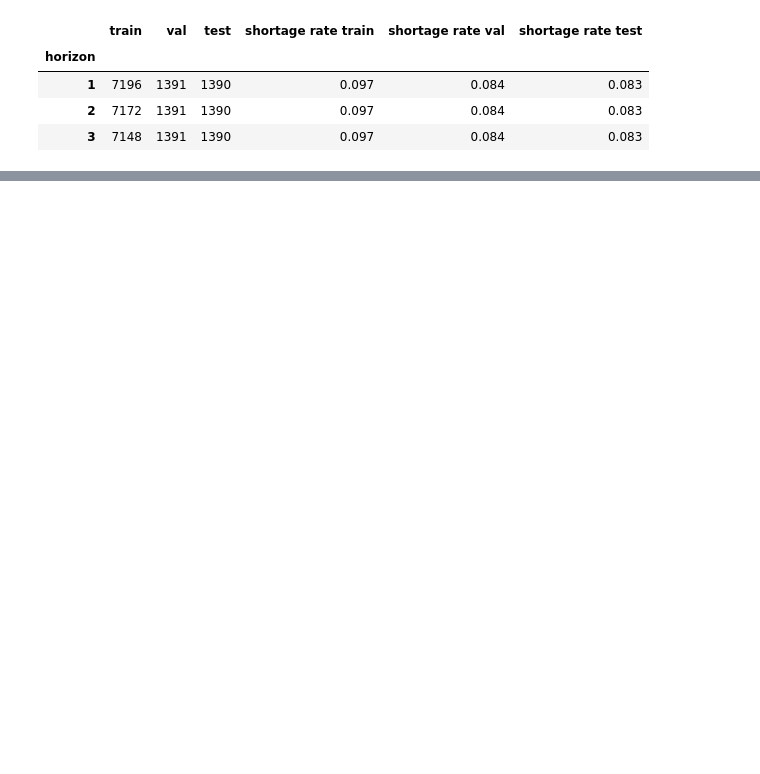
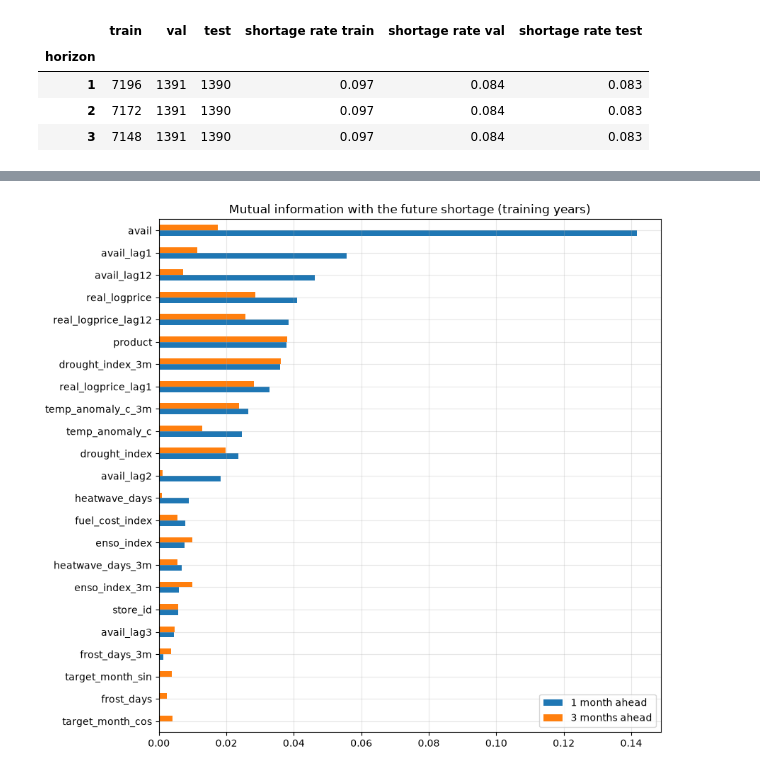
Before and after one commit to codedough/MidTermProject, a Jupyter notebook: notebook.ipynb, the cells around one changed output, grey strips where cells are left out. Saved outputs shown, nothing was run; the diff lists cells and outputs as text; code cells hidden in the pictures; blank space fills up the shorter version.

```diff
--- a/notebook.ipynb
+++ b/notebook.ipynb
@@ -353,9 +380,0 @@ fuel cost                      0.025
-# %%
-# The same, one feature at a time (1 and 3 months ahead)
-top = {}
-for h, tr, va in [(1, tr1, va1), (3, tr3, va3)]:
-    m = pf.make_model("boosting", pf.ALL_NUM).fit(tr[feats], tr["y"])
-    s, _ = permutation_by_group(m, va[feats], va["y"], single)
-    top[f"{h} month(s) ahead"] = s
-top = pd.DataFrame(top).sort_values("1 month(s) ahead", ascending=False)
-display(top.head(12).round(4))
@@ -698,0 +388,17 @@ display(by_prod.round(2))
+# %%
+# Check 1: rebuild features from data that ends at t, compare with features built from all data
+checked = 0
+for t in pd.to_datetime(["2003-06-01", "2012-11-01", "2019-03-01"]):
+    cut = pf.build_panel(df[df["date"] <= t])
+    a = cut[cut["t"] == t].set_index(["store_id", "product"])[[c for c in pf.ALL_NUM if not c.startswith("target_month")]]
+    b = panel[panel["t"] == t].set_index(["store_id", "product"]).loc[a.index, a.columns]
+    assert np.allclose(a.values.astype(float), b.values.astype(float), equal_nan=True), t
+    checked += len(a)
+print(f"OK: {checked} feature rows are identical when the data stops at t, so no feature uses the future.")
+
+# Check 2: the targets are strictly later than the features, and the splits do not overlap in time
+for h in HORIZONS:
+    tr, va, te = pf.split_by_target_year(frames[h])
+    assert tr["target_date"].max() < va["target_date"].min() <= va["target_date"].max() < te["target_date"].min()
+    assert (tr["target_date"] > tr["t"]).all()
+print("OK: train, validation and test periods are in time order for every horizon.")
@@ -698,0 +417,19 @@ display(by_prod.round(2))
+# %%
+feats = pf.FEATURES
+tr1, va1, te1 = pf.split_by_target_year(frames[1])
+tr3, va3, te3 = pf.split_by_target_year(frames[3])
+
+def mutual_info_table(tr):
+    X = tr[pf.ALL_NUM].fillna(tr[pf.ALL_NUM].median())
+    mi = pd.Series(mutual_info_classif(X, tr["y"], random_state=1), index=pf.ALL_NUM)
+    for c in pf.CATEGORICAL:
+        mi[c] = mutual_info_score(tr[c], tr["y"])
+    return mi
+
+mi = pd.DataFrame({"1 month ahead": mutual_info_table(tr1), "3 months ahead": mutual_info_table(tr3)})
+mi = mi.sort_values("1 month ahead", ascending=True)
+mi.plot.barh(figsize=(9, 8), title="Mutual information with the future shortage (training years)")
+plt.tight_layout()
+plt.show()
+# %% [output]
+[figure, added]
```
Also changed, not shown: parts of 52 cells of this notebook, 17 other files.
